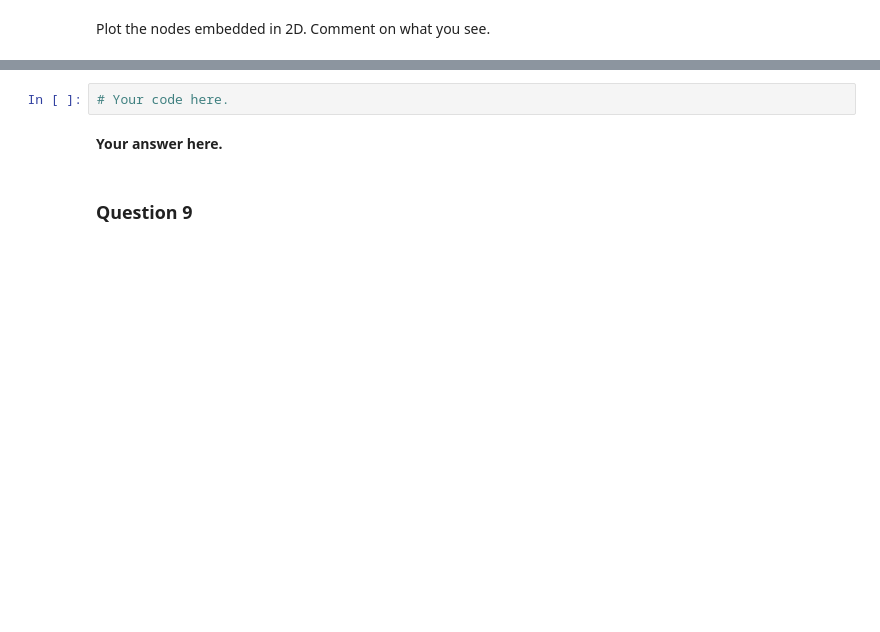
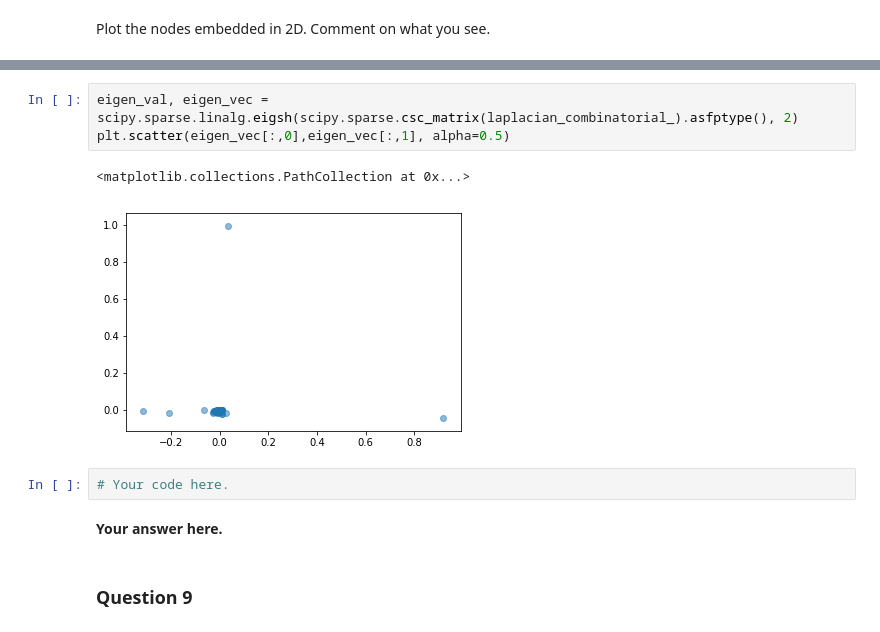
Before and after one commit to rusucosmin/ntp, a Jupyter notebook: 3_spectral_graph_theory.ipynb, the cells around one changed output, grey strips where cells are left out. Drawn from its saved outputs; the diff is of its cells as text; blank space fills up the shorter version.

```diff
--- a/3_spectral_graph_theory.ipynb
+++ b/3_spectral_graph_theory.ipynb
@@ -204,3 +247,9 @@ Plot the nodes embedded in 2D. Comment on what you see.
+# %%
+eigen_val, eigen_vec = scipy.sparse.linalg.eigsh(scipy.sparse.csc_matrix(laplacian_combinatorial_).asfptype(), 2)
+plt.scatter(eigen_vec[:,0],eigen_vec[:,1], alpha=0.5)
+# %% [output]
+<matplotlib.collections.PathCollection at 0x...>
+[figure, added]
 # %%
 # Your code here.
 # %% [markdown]
```
Also changed, not shown: parts of 18 cells of this notebook.
